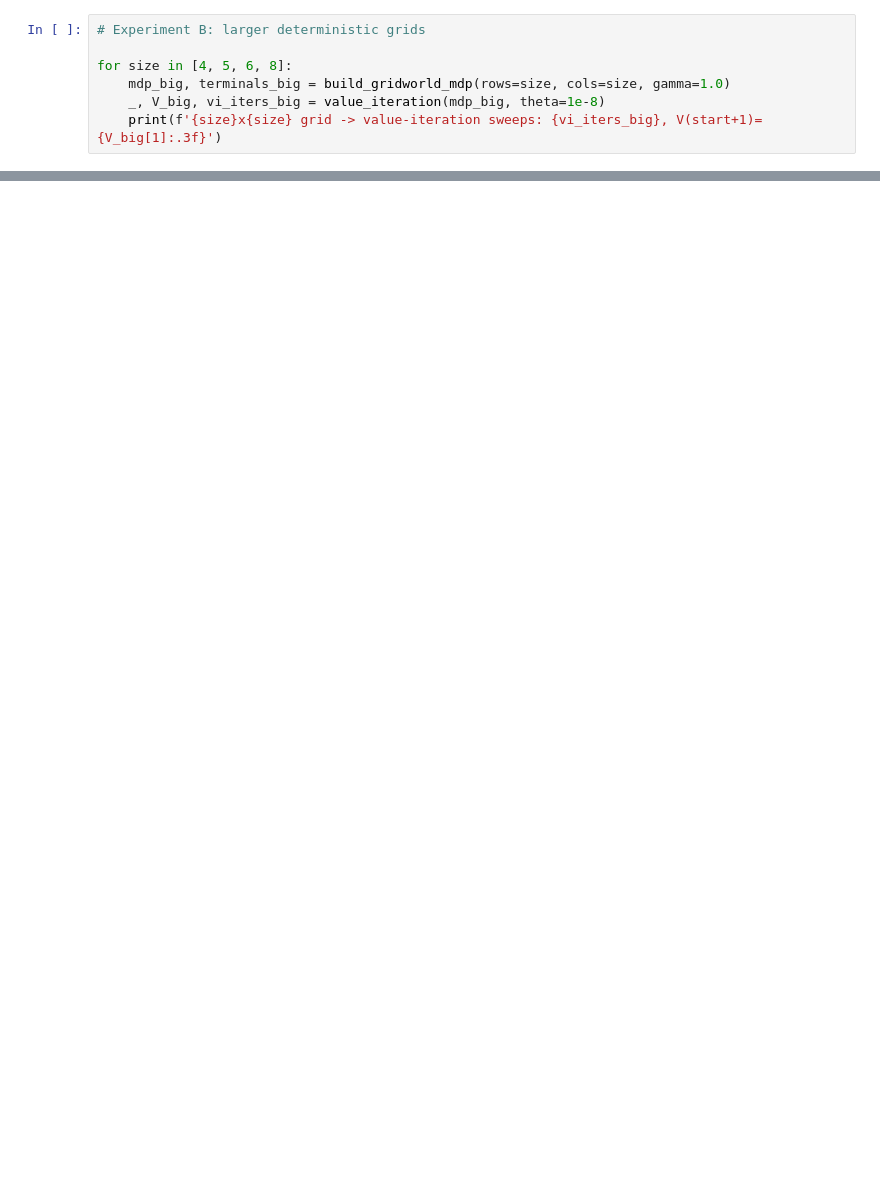
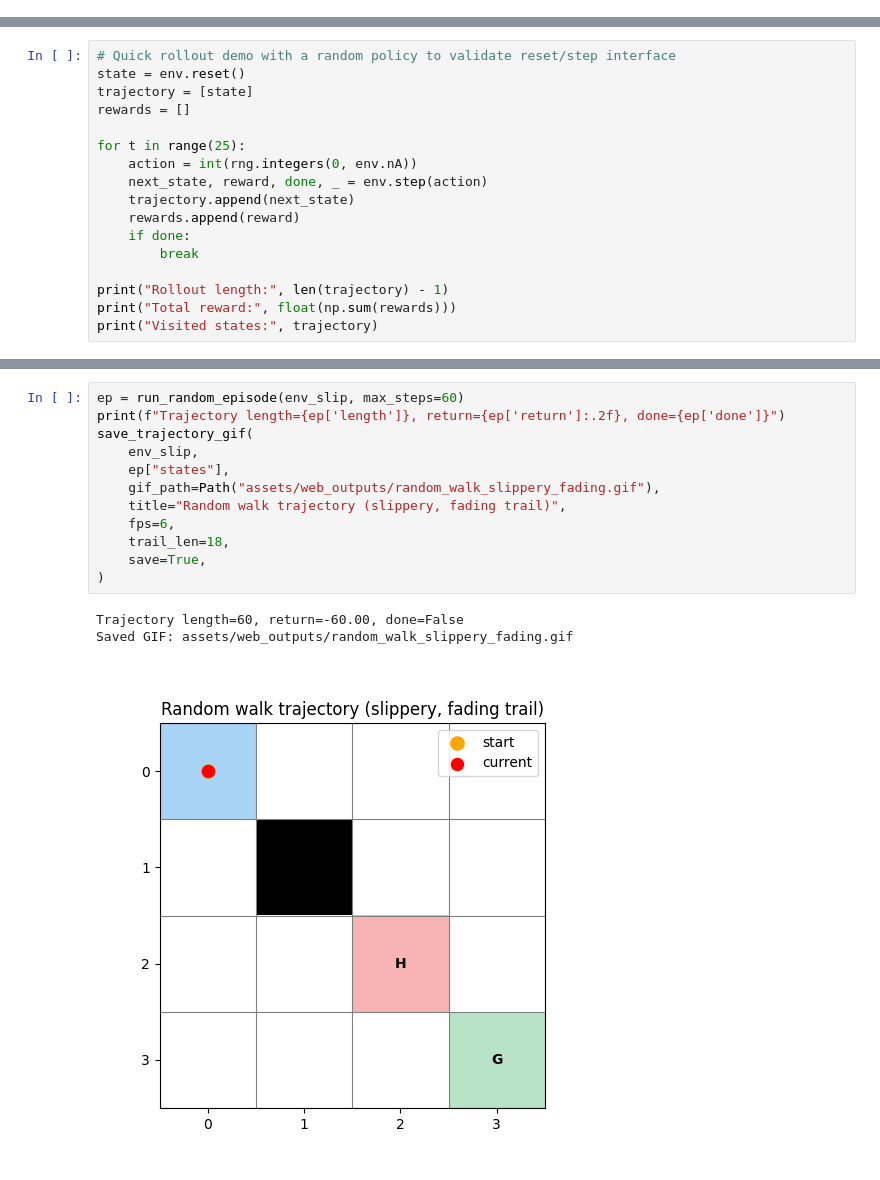
Before and after one commit to BartaZoltan/deep-reinforcement-learning-course, a Jupyter notebook: notebooks/sessions/session_02_mdp_dynamic_programming/session_02_mdp_dynamic_programming.ipynb, the cells around one changed output, grey strips where cells are left out. Saved outputs shown, nothing was run; the diff lists cells and outputs as text; blank space fills up the shorter version.

Commit message:
Finalize session 2 notebooks: canonical rename, student/web builds, and website publish assets

```diff
--- a/notebooks/sessions/session_02_mdp_dynamic_programming/session_02_mdp_dynamic_programming.ipynb
+++ b/notebooks/sessions/session_02_mdp_dynamic_programming/session_02_mdp_dynamic_programming.ipynb
@@ -976,7 +0,0 @@ plt.show()
-# %%
-# Experiment B: larger deterministic grids
-
-for size in [4, 5, 6, 8]:
-    mdp_big, terminals_big = build_gridworld_mdp(rows=size, cols=size, gamma=1.0)
-    _, V_big, vi_iters_big = value_iteration(mdp_big, theta=1e-8)
-    print(f'{size}x{size} grid -> value-iteration sweeps: {vi_iters_big}, V(start+1)={V_big[1]:.3f}')
@@ -1142,0 +808,17 @@ These are now part of the session-2 root folder with unified naming and headers.
+# %%
+# Quick rollout demo with a random policy to validate reset/step interface
+state = env.reset()
+trajectory = [state]
+rewards = []
+
+for t in range(25):
+    action = int(rng.integers(0, env.nA))
+    next_state, reward, done, _ = env.step(action)
+    trajectory.append(next_state)
+    rewards.append(reward)
+    if done:
+        break
+
+print("Rollout length:", len(trajectory) - 1)
+print("Total reward:", float(np.sum(rewards)))
+print("Visited states:", trajectory)
@@ -1142,0 +1020,16 @@ These are now part of the session-2 root folder with unified naming and headers.
+# %%
+ep = run_random_episode(env_slip, max_steps=60)
+print(f"Trajectory length={ep['length']}, return={ep['return']:.2f}, done={ep['done']}")
+save_trajectory_gif(
+    env_slip,
+    ep["states"],
+    gif_path=Path("assets/web_outputs/random_walk_slippery_fading.gif"),
+    title="Random walk trajectory (slippery, fading trail)",
+    fps=6,
+    trail_len=18,
+    save=True,
+)
+# %% [output]
+Trajectory length=60, return=-60.00, done=False
+Saved GIF: assets/web_outputs/random_walk_slippery_fading.gif
+[figure, added]
```
Also changed, not shown: parts of 133 cells of this notebook, 53 other files.
